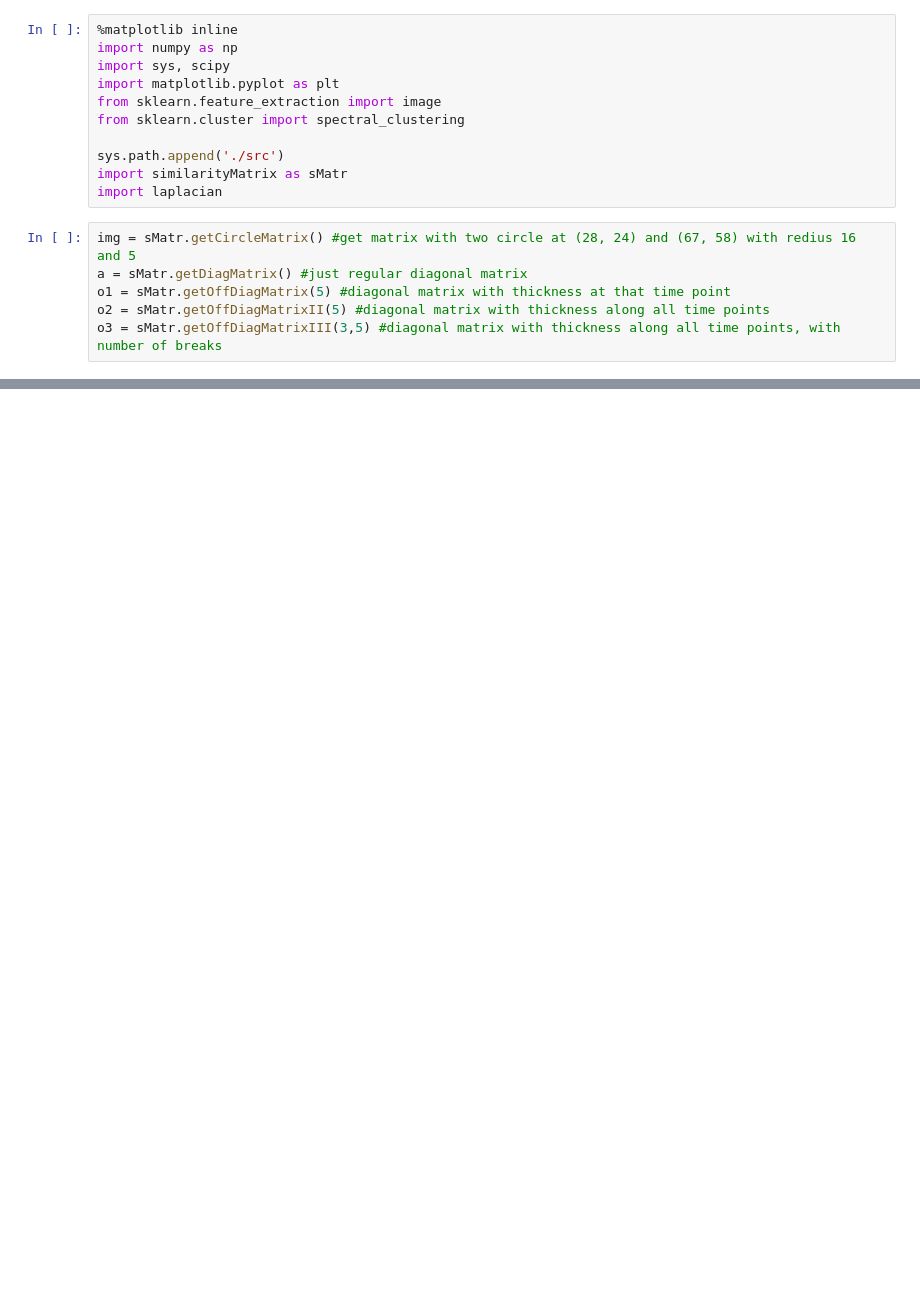
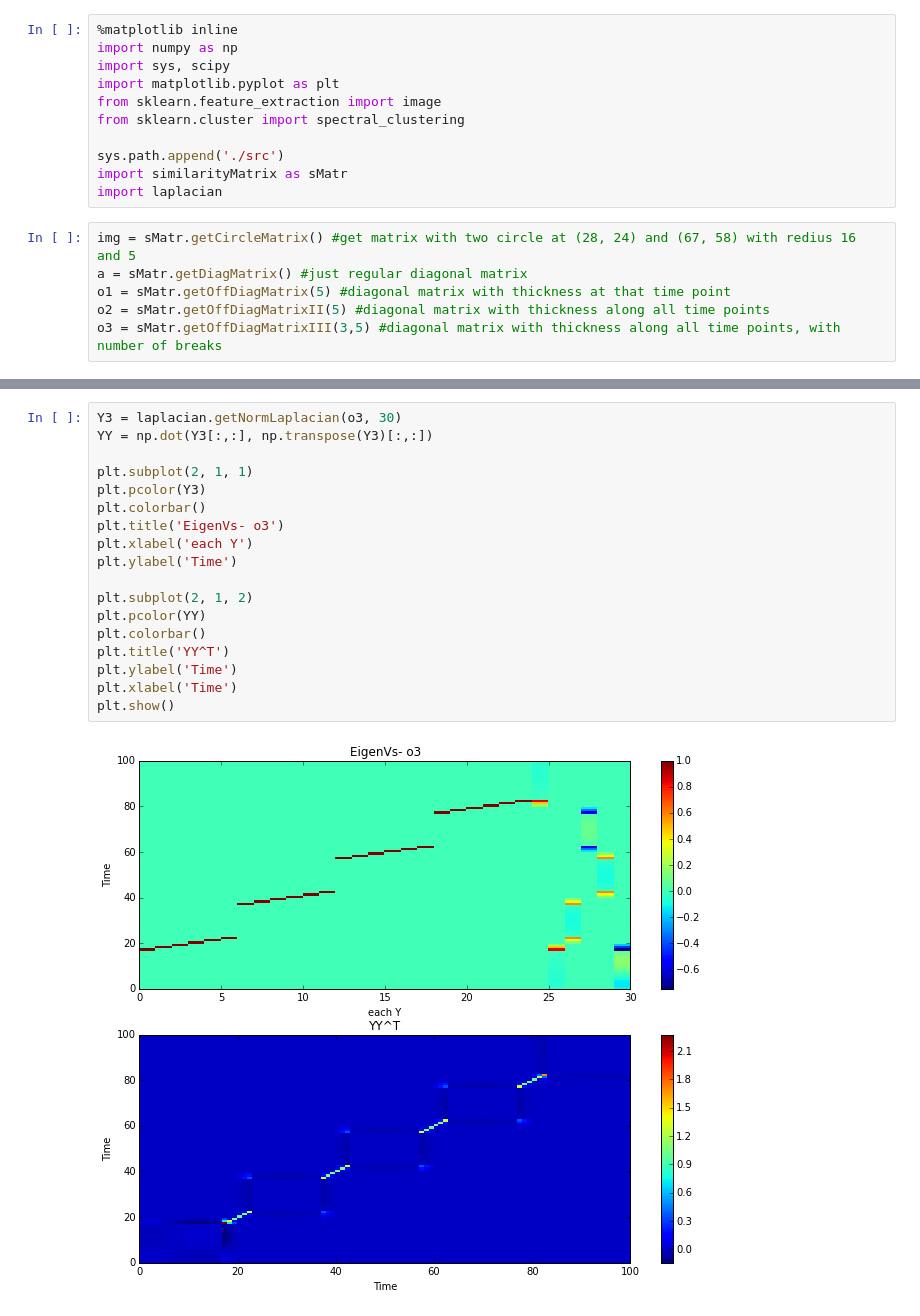
Before and after one commit to jfriend08/IndependentStudy, a Jupyter notebook: baseline/workbookII.ipynb, the cells around one changed output, grey strips where cells are left out. Saved outputs shown, nothing was run; the diff lists cells and outputs as text; blank space fills up the shorter version.

```diff
--- a/baseline/workbookII.ipynb
+++ b/baseline/workbookII.ipynb
@@ -76,0 +81,20 @@ plt.show()
+# %%
+Y3 = laplacian.getNormLaplacian(o3, 30)
+YY = np.dot(Y3[:,:], np.transpose(Y3)[:,:])
+
+plt.subplot(2, 1, 1)
+plt.pcolor(Y3)
+plt.colorbar()
+plt.title('EigenVs- o3')
+plt.xlabel('each Y')
+plt.ylabel('Time')
+
+plt.subplot(2, 1, 2)
+plt.pcolor(YY)
+plt.colorbar()
+plt.title('YY^T')
+plt.ylabel('Time')
+plt.xlabel('Time')
+plt.show()
+# %% [output]
+[figure, added]
```
Also changed, not shown: parts of 2 cells of this notebook.
